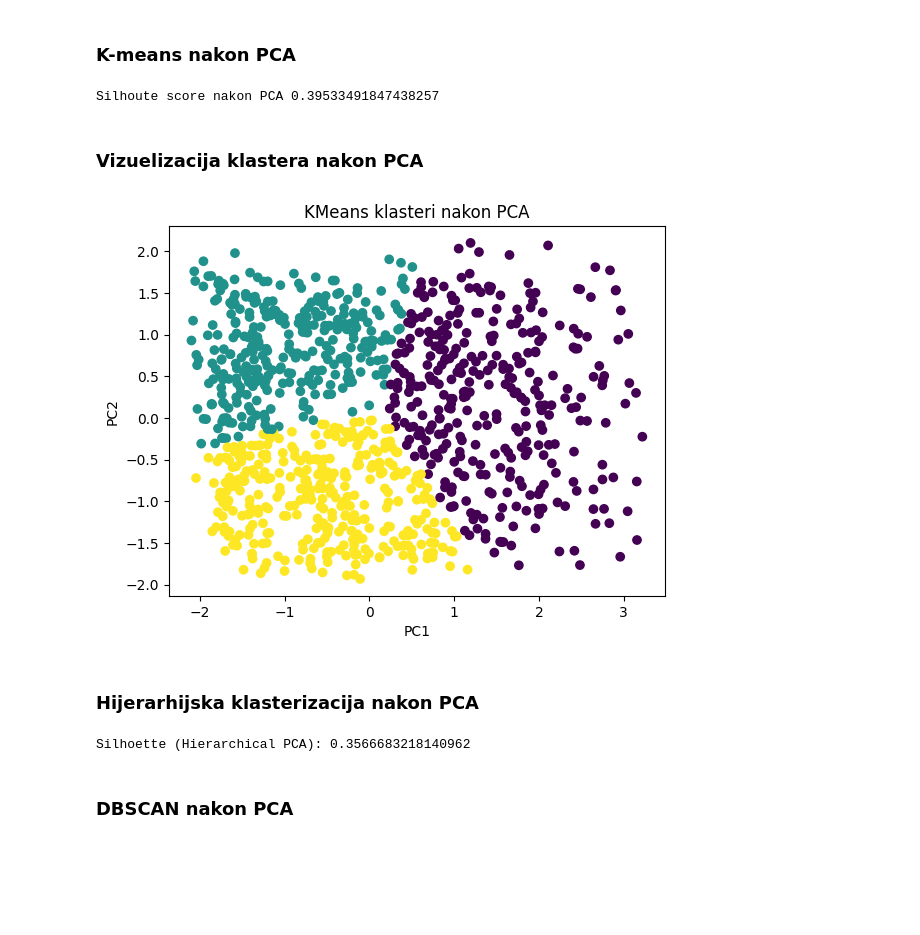
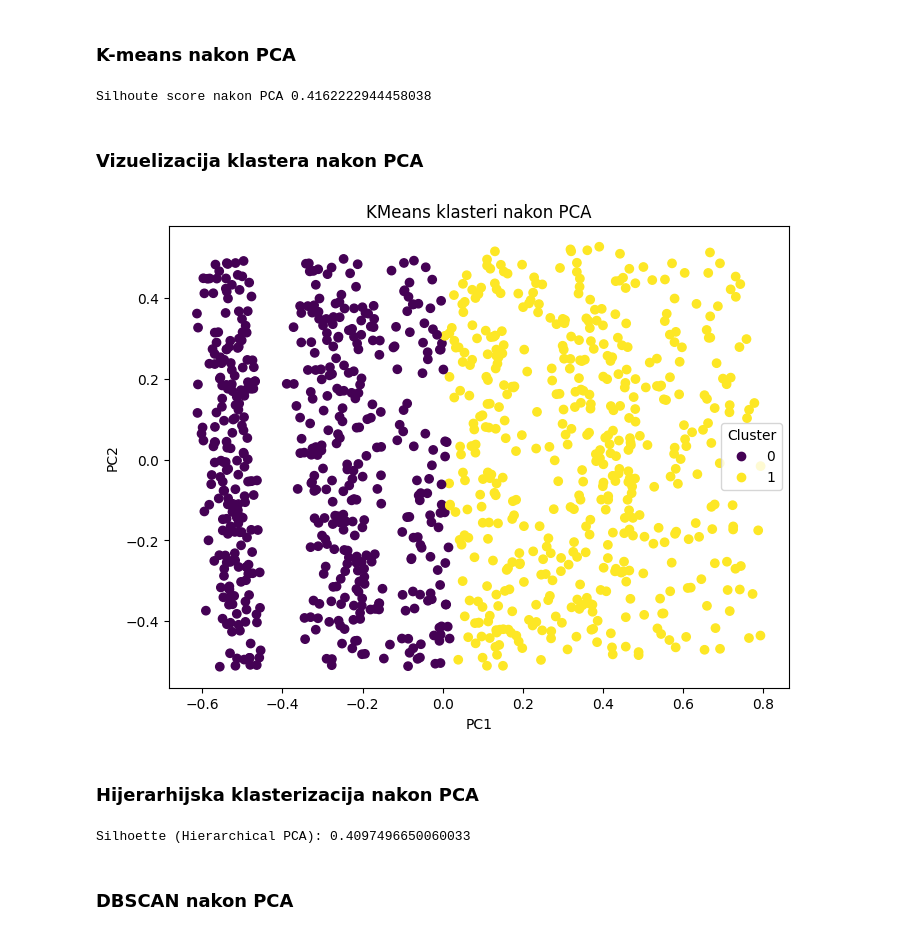
Before and after one commit to MarijaVidovic/MasinkoUcenjeDrugiProjekt, a Jupyter notebook: Online Retail & E-Commerce Dataset.ipynb, the cells around one changed output. Saved outputs shown, nothing was run; the diff lists cells and outputs as text; code cells hidden in the pictures; blank space fills up the shorter version.

```diff
--- a/Online Retail & E-Commerce Dataset.ipynb
+++ b/Online Retail & E-Commerce Dataset.ipynb
@@ -481,9 +781,9 @@ Dendrogram pokazuje kako se kupci postepeno spajaju u veće klastere. Horizontal
 # %%
 from sklearn.cluster import AgglomerativeClustering
 
-agg = AgglomerativeClustering(n_clusters = best_k)
-customer_data["Hier_Cluster"] = agg.fit_predict(X_scaled)
+agg = AgglomerativeClustering(n_clusters = best_k_minmax)
+customer_data["Hier_Cluster"] = agg.fit_predict(X_minmax)
 
-sil_hier = silhouette_score(X_scaled, customer_data["Hier_Cluster"])
+sil_hier = silhouette_score(X_minmax, customer_data["Hier_Cluster"])
 print("Silhouette (Hierarchical):", sil_hier)
 # %% [output]
@@ -514,7 +814,7 @@ Na osnovu k-distance grafa, prelom se nalazi oko eps ≈ 0.8, pa je ova vrednost
 # %%
 from sklearn.cluster import DBSCAN
 dbscan = DBSCAN(eps = 0.8, min_samples = 5)
-customer_data["DBSCAN_Cluster"] = dbscan.fit_predict(X_scaled)
+customer_data["DBSCAN_Cluster"] = dbscan.fit_predict(X_minmax)
 
 n_clusters = len(set(customer_data["DBSCAN_Cluster"])) - (1 if -1 in customer_data["DBSCAN_Cluster"].values else 0)
 n_outliers = list(customer_data["DBSCAN_Cluster"]).count(-1)
@@ -634,7 +950,7 @@ Korisićemo PCA da smanjimo dimenzionalnost podataka sa 5 dimenzija na 2 dimenzi
 from sklearn.decomposition import PCA
 # %%
 pca = PCA(n_components=2)
-X_pca = pca.fit_transform(X_scaled)
+X_pca = pca.fit_transform(X_minmax)
 pca_df = pd.DataFrame(X_pca, columns = ["PC1", "PC2"])
 pca_df.head()
 # %% [output]
@@ -691,31 +1035,38 @@ PC1 predstavlja pravac najveće varijanse u podacima, dok PC2 predstvlja drugi n
 # %% [markdown]
 ### K-means nakon PCA
 # %%
-kmeans_pca = KMeans(n_clusters = best_k, random_state = 42, n_init = 10)
+kmeans_pca = KMeans(n_clusters = best_k_minmax, random_state = 42, n_init = 10)
 customer_data["KMeans_PCA_Cluster"] = kmeans_pca.fit_predict(X_pca)
 sil_pca = silhouette_score(X_pca, customer_data["KMeans_PCA_Cluster"])
 print("Silhoute score nakon PCA", sil_pca)
 # %% [output]
-Silhoute score nakon PCA 0.39533491847438257
+Silhoute score nakon PCA 0.4162222944458038
 # %% [markdown]
 ### Vizuelizacija klastera nakon PCA
 # %%
-plt.scatter(pca_df["PC1"], pca_df["PC2"], c = customer_data["KMeans_PCA_Cluster"])
-plt.title("KMeans klasteri nakon PCA")
+plt.figure(figsize = (8, 6))
+scatter = plt.scatter(
+    pca_df["PC1"],
+    pca_df["PC2"],
+    c = customer_data["KMeans_PCA_Cluster"]
+)
+
 plt.xlabel("PC1")
 plt.ylabel("PC2")
+plt.title("KMeans klasteri nakon PCA")
+plt.legend(*scatter.legend_elements(), title="Cluster")
 plt.show()
 # %% [output]
-[figure, old version]
+[figure, new version]
 # %% [markdown]
 ### Hijerarhijska klasterizacija nakon PCA
 # %%
-agg_pca = AgglomerativeClustering(n_clusters=best_k)
+agg_pca = AgglomerativeClustering(n_clusters=best_k_minmax)
 customer_data["Hier_PCA_Cluster"] = agg_pca.fit_predict(X_pca)
 sil_hier_pca = silhouette_score(X_pca, customer_data["Hier_PCA_Cluster"])
 print("Silhoette (Hierarchical PCA):", sil_hier_pca)
 # %% [output]
-Silhoette (Hierarchical PCA): 0.3566683218140962
+Silhoette (Hierarchical PCA): 0.4097496650060033
 # %% [markdown]
 ### DBSCAN nakon PCA
 # %%
```
Also changed, not shown: parts of 101 cells of this notebook.
